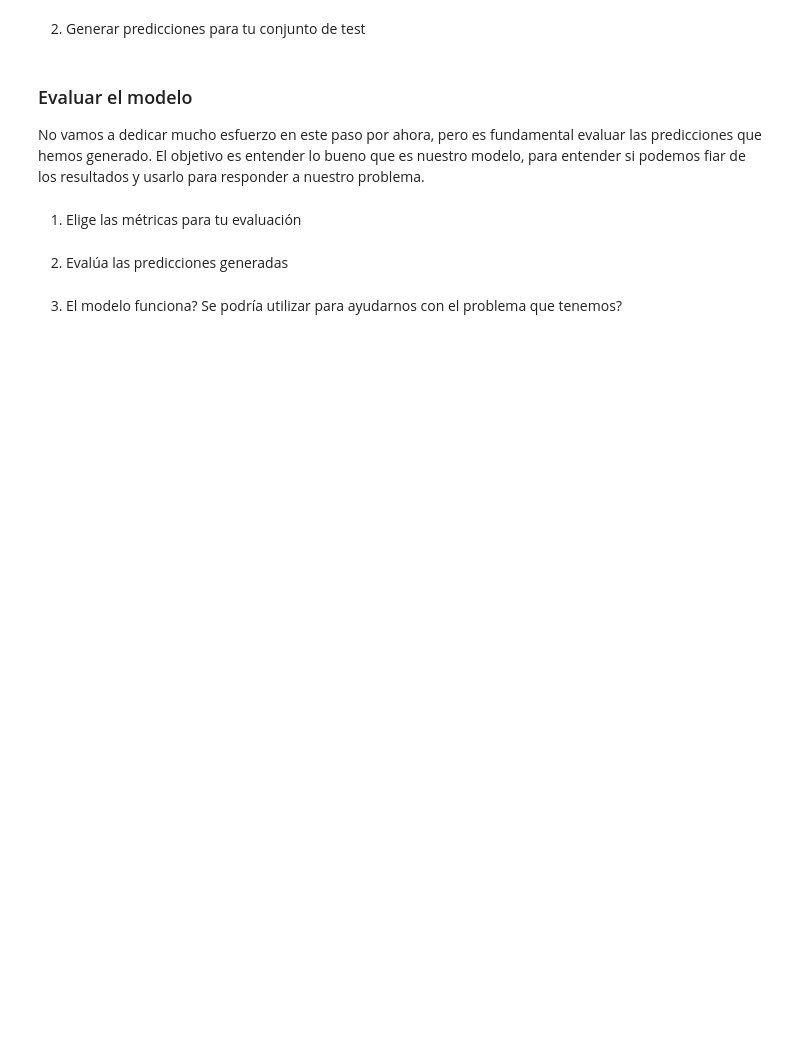
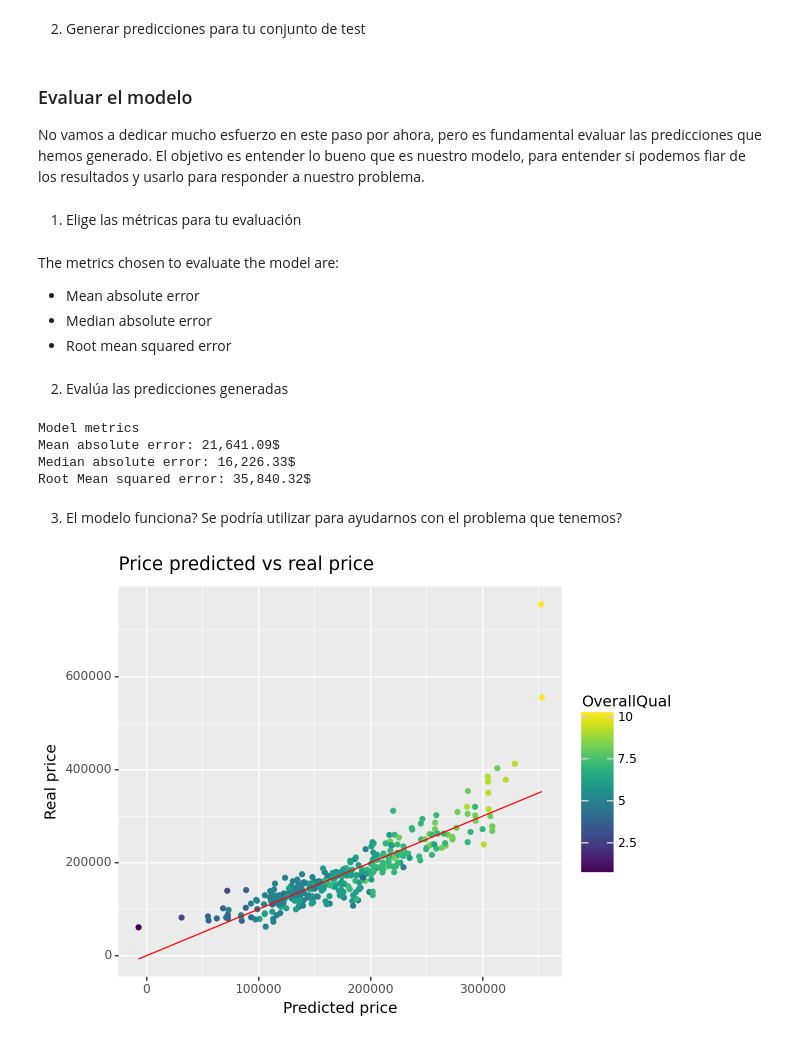
Before and after one commit to TehWeifu/IABD, a Jupyter notebook: SistemasDeAprendizajeAutomatico/Andreas/Project/primer-ejercicio/entregable/entregable-JBSL.ipynb, the cells around one changed output. Saved outputs shown, nothing was run; the diff lists cells and outputs as text; code cells hidden in the pictures; blank space fills up the shorter version.

```diff
--- a/SistemasDeAprendizajeAutomatico/Andreas/Project/primer-ejercicio/entregable/entregable-JBSL.ipynb
+++ b/SistemasDeAprendizajeAutomatico/Andreas/Project/primer-ejercicio/entregable/entregable-JBSL.ipynb
@@ -303,5 +306,9 @@ The variables which seem the most relevant for the model have the following issu
 # %% [markdown]
 2. Arregla los problemas
+# %%
+# Encoding 'Neighborhood' feature to be numerical instead of text
+encoder = LabelEncoder()
+house_data['Neighborhood'] = encoder.fit_transform(house_data['Neighborhood'])
 # %% [markdown]
 3. Borra todos los datos que no son relevantes para el problema - simplifica los datos
 # %% [markdown]
@@ -402,9 +414,10 @@ features_chosen = [
     "OverallQual",
     "YearRemodAdd",
 ]
+target = "SalePrice"
 
 X = house_data[features_chosen]
-y = house_data["SalePrice"]
+y = house_data[target]
 # %% [markdown]
 2. Divide los datos en train / test
 # %%
@@ -417,3 +430,6 @@ Ahora vamos a entrenar el modelo. Si has hecho lo anterior bien, este paso es mu
 La parta más sexy, pero por ahora lo más sencillo. Tiramos de librerías de modelos ya hechos para simplificarnos la vida.
 # %% [markdown]
 1. Crea un modelo de regresión
+# %%
+model = LinearRegression()
+model.fit(X_train, y_train)
@@ -420,11 +438,58 @@ La parta más sexy, pero por ahora lo más sencillo. Tiramos de librerías de mo
 # %% [markdown]
 2. Generar predicciones para tu conjunto de test
+# %%
+y_predict = model.predict(X_test)
 # %% [markdown]
 ### Evaluar el modelo
 No vamos a dedicar mucho esfuerzo en este paso por ahora, pero es fundamental evaluar las predicciones que hemos generado. El objetivo es entender lo bueno que es nuestro modelo, para entender si podemos fiar de los resultados y usarlo para responder a nuestro problema.
 # %% [markdown]
 1. Elige las métricas para tu evaluación
+# %% [markdown]
+The metrics chosen to evaluate the model are:
+* Mean absolute error
+* Median absolute error
+* Root mean squared error
 # %% [markdown]
 2. Evalúa las predicciones generadas
+# %%
+metric_mean_absolute_error = metrics.mean_absolute_error(y_test, y_predict)
+metric_median_absolute_error = metrics.median_absolute_error(y_test, y_predict)
+metric_root_mean_squared_error = metrics.mean_squared_error(y_test, y_predict, squared=False)
+
+print("Model metrics")
+print(f"Mean absolute error: {metric_mean_absolute_error:,.2f}$")
+print(f"Median absolute error: {metric_median_absolute_error:,.2f}$")
+print(f"Root Mean squared error: {metric_root_mean_squared_error:,.2f}$")
+# %% [output]
+Model metrics
+Mean absolute error: 21,641.09$
+Median absolute error: 16,226.33$
+Root Mean squared error: 35,840.32$
 # %% [markdown]
 3. El modelo funciona? Se podría utilizar para ayudarnos con el problema que tenemos?
+# %%
+# Creamos el gráfico de dispersión
+metrics_df = pd.DataFrame(data={
+    "target": y_test,
+    "prediction": y_predict,
+    "OverallQual": X_test['OverallQual'],
+})
+graph = (
+        pn.ggplot(
+            metrics_df,
+            pn.aes(x="prediction", y="target", color='OverallQual'),
+        )
+        + pn.geom_point()
+        + pn.geom_line(pn.aes(y='prediction'), color='red')
+        + pn.labs(
+    title='Price predicted vs real price',
+    x='Predicted price',
+    y='Real price'
+)
+
+)
+
+# Mostramos el gráfico
+graph.draw()
+# %% [output]
+[figure, added]
```
Also changed, not shown: parts of 12 cells of this notebook, 3 other files.
